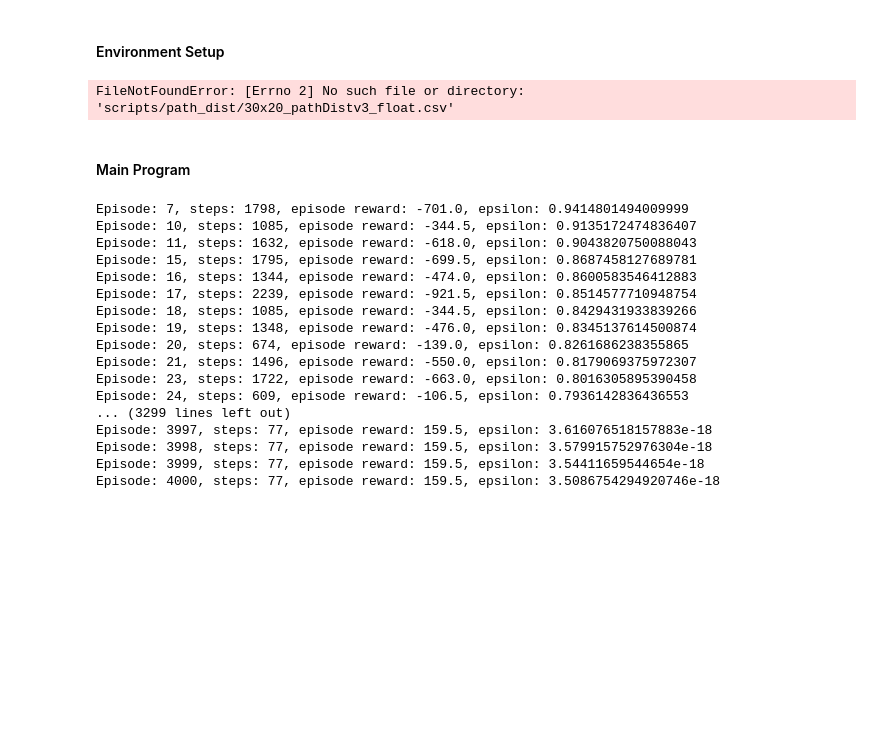
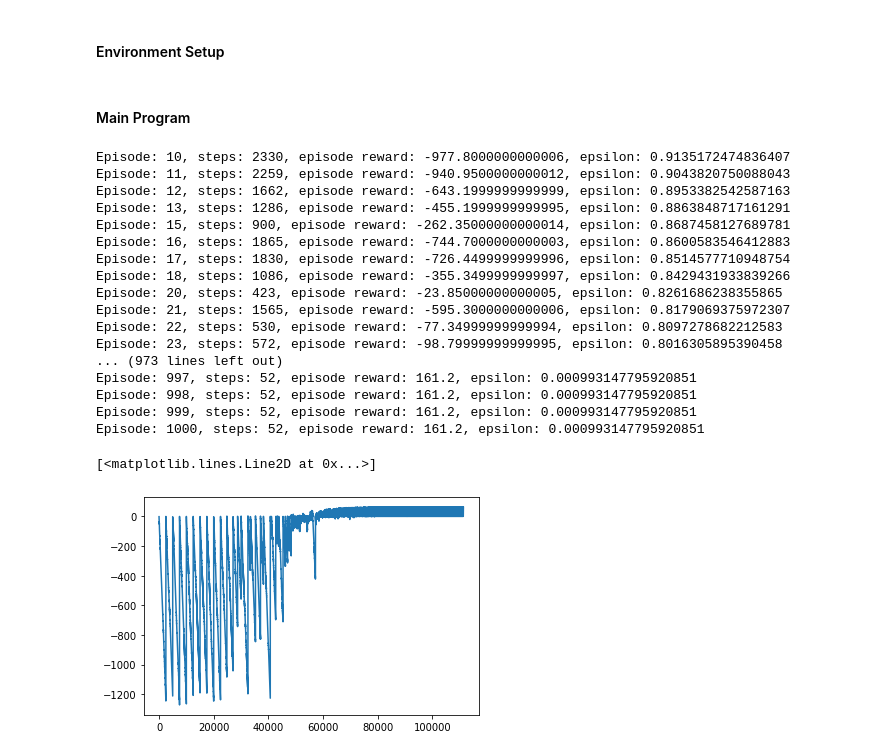
Before and after one commit to azhar-ikhtiarudin/uav-path-planning-algorithm, a Jupyter notebook: main-qn-3020-works.ipynb, the cells around one changed output. Drawn from its saved outputs; the diff is of its cells as text; code cells hidden in the pictures; blank space fills up the shorter version.

Commit message:
changes to reward system for unique grid Q Learning

```diff
--- a/main-qn-3020-works.ipynb
+++ b/main-qn-3020-works.ipynb
@@ -32,7 +25,7 @@ GRID_SIZE = 0.5
 SIZE_X = int(MAP_X/GRID_SIZE)
 SIZE_Y = int(MAP_Y/GRID_SIZE)
 
-pathDist_path = f'scripts/path_dist/{MAP_X}x{MAP_Y}_pathDistv3_float.csv'
+pathDist_path = f'scripts/path_dist/{MAP_X}x{MAP_Y}_pathDistv3.csv'
 
 
 STATE_SIZE = 1
@@ -48,7 +41,7 @@ MAX_STEP = 10000
 
 # Environment settings
 ####################################################
-EPISODES = 4000
+EPISODES = 1000
 ####################################################
 
 SAVE_EVERY = 1 #each step
@@ -287,7 +280,7 @@ class DroneEnv:
     space = np.zeros((SIZE_Y, SIZE_X, 3), dtype=np.uint8)
     walls = createLine(
         np.zeros((SIZE_Y, SIZE_X), dtype=np.uint8), SIZE_Y, SIZE_X)
-    pathDist = pd.read_csv(f'{pathDist_path}', header=None, dtype='Int32').values
+    pathDist = pd.read_csv(f'{pathDist_path}', header=None, dtype='Float32').values
 
     def reset(self):
         # self.agent_1 = Drone(self.SIZE_X-self.SIZE_X//11, self.SIZE_Y//10)
@@ -309,14 +302,14 @@ class DroneEnv:
 
         new_observation = (self.pathDist[self.agent_1.y][self.agent_1.x])
         # if self.agent_1 == self.target:
-        if (new_observation <= 1) :
+        if (new_observation <= 10) :
             reward = TARGET_REWARD
             done = True
         elif self.episode_step >= MAX_STEP:
             reward = -10
             done = True
         else:
-            reward = 1.5*(observation - new_observation) - 0.5
+            reward = 1.5*(observation - new_observation)/10 - 0.5
             done = False
 
         return new_observation, reward, done
@@ -349,8 +342,6 @@ class DroneEnv:
         # img = img.resize((1200, 800), resample=Image.Resampling.BOX)
         img_rgb = img.convert('RGB')
         img_rgb = img_rgb.save(f'{image_path}/episode_{episode}/image_{episode}_{step}.png')
-# %% [output]
-FileNotFoundError: [Errno 2] No such file or directory: 'scripts/path_dist/30x20_pathDistv3_float.csv'
 # %% [markdown]
 #### Main Program
 # %%
@@ -374,7 +365,7 @@ start_q_table = None  # if we have a pickled Q table, we'll put the filename of
 
 if start_q_table is None:
     q_table = {}
-    for i in range(0, 144):
+    for i in range(0, 1000):
         q_table[(i)] = [np.random.uniform(-5, 0) for i in range(ACTION_SIZE)]
 else:
     with open(start_q_table, "rb") as f:
@@ -442,20 +433,27 @@ with open('training-B-1.csv', 'w', encoding='UTF8', newline='') as f:
 with open(f"qtable-{int(time.time())}.pickle", "wb") as f:
     pickle.dump(q_table, f)
 # %% [output]
-Episode: 7, steps: 1798, episode reward: -701.0, epsilon: 0.9414801494009999
-Episode: 10, steps: 1085, episode reward: -344.5, epsilon: 0.9135172474836407
-Episode: 11, steps: 1632, episode reward: -618.0, epsilon: 0.9043820750088043
-Episode: 15, steps: 1795, episode reward: -699.5, epsilon: 0.8687458127689781
-Episode: 16, steps: 1344, episode reward: -474.0, epsilon: 0.8600583546412883
-Episode: 17, steps: 2239, episode reward: -921.5, epsilon: 0.8514577710948754
-Episode: 18, steps: 1085, episode reward: -344.5, epsilon: 0.8429431933839266
-Episode: 19, steps: 1348, episode reward: -476.0, epsilon: 0.8345137614500874
-Episode: 20, steps: 674, episode reward: -139.0, epsilon: 0.8261686238355865
-Episode: 21, steps: 1496, episode reward: -550.0, epsilon: 0.8179069375972307
-Episode: 23, steps: 1722, episode reward: -663.0, epsilon: 0.8016305895390458
-Episode: 24, steps: 609, episode reward: -106.5, epsilon: 0.7936142836436553
-... (3299 lines left out)
-Episode: 3997, steps: 77, episode reward: 159.5, epsilon: 3.616076518157883e-18
-Episode: 3998, steps: 77, episode reward: 159.5, epsilon: 3.579915752976304e-18
-Episode: 3999, steps: 77, episode reward: 159.5, epsilon: 3.54411659544654e-18
-Episode: 4000, steps: 77, episode reward: 159.5, epsilon: 3.5086754294920746e-18
+Episode: 10, steps: 2330, episode reward: -977.8000000000006, epsilon: 0.9135172474836407
+Episode: 11, steps: 2259, episode reward: -940.9500000000012, epsilon: 0.9043820750088043
+Episode: 12, steps: 1662, episode reward: -643.1999999999999, epsilon: 0.8953382542587163
+Episode: 13, steps: 1286, episode reward: -455.1999999999995, epsilon: 0.8863848717161291
+Episode: 15, steps: 900, episode reward: -262.35000000000014, epsilon: 0.8687458127689781
+Episode: 16, steps: 1865, episode reward: -744.7000000000003, epsilon: 0.8600583546412883
+Episode: 17, steps: 1830, episode reward: -726.4499999999996, epsilon: 0.8514577710948754
+Episode: 18, steps: 1086, episode reward: -355.3499999999997, epsilon: 0.8429431933839266
+Episode: 20, steps: 423, episode reward: -23.85000000000005, epsilon: 0.8261686238355865
+Episode: 21, steps: 1565, episode reward: -595.3000000000006, epsilon: 0.8179069375972307
+Episode: 22, steps: 530, episode reward: -77.34999999999994, epsilon: 0.8097278682212583
+Episode: 23, steps: 572, episode reward: -98.79999999999995, epsilon: 0.8016305895390458
+... (973 lines left out)
+Episode: 997, steps: 52, episode reward: 161.2, epsilon: 0.000993147795920851
+Episode: 998, steps: 52, episode reward: 161.2, epsilon: 0.000993147795920851
+Episode: 999, steps: 52, episode reward: 161.2, epsilon: 0.000993147795920851
+Episode: 1000, steps: 52, episode reward: 161.2, epsilon: 0.000993147795920851
+# %%
+import matplotlib.pyplot as plt
+
+plt.plot([i for i in range(len(episode_rewards))], episode_rewards)
+# %% [output]
+[<matplotlib.lines.Line2D at 0x...>]
+[figure, added]
```
Also changed, not shown: parts of 1 cell of this notebook, 2 other files.
